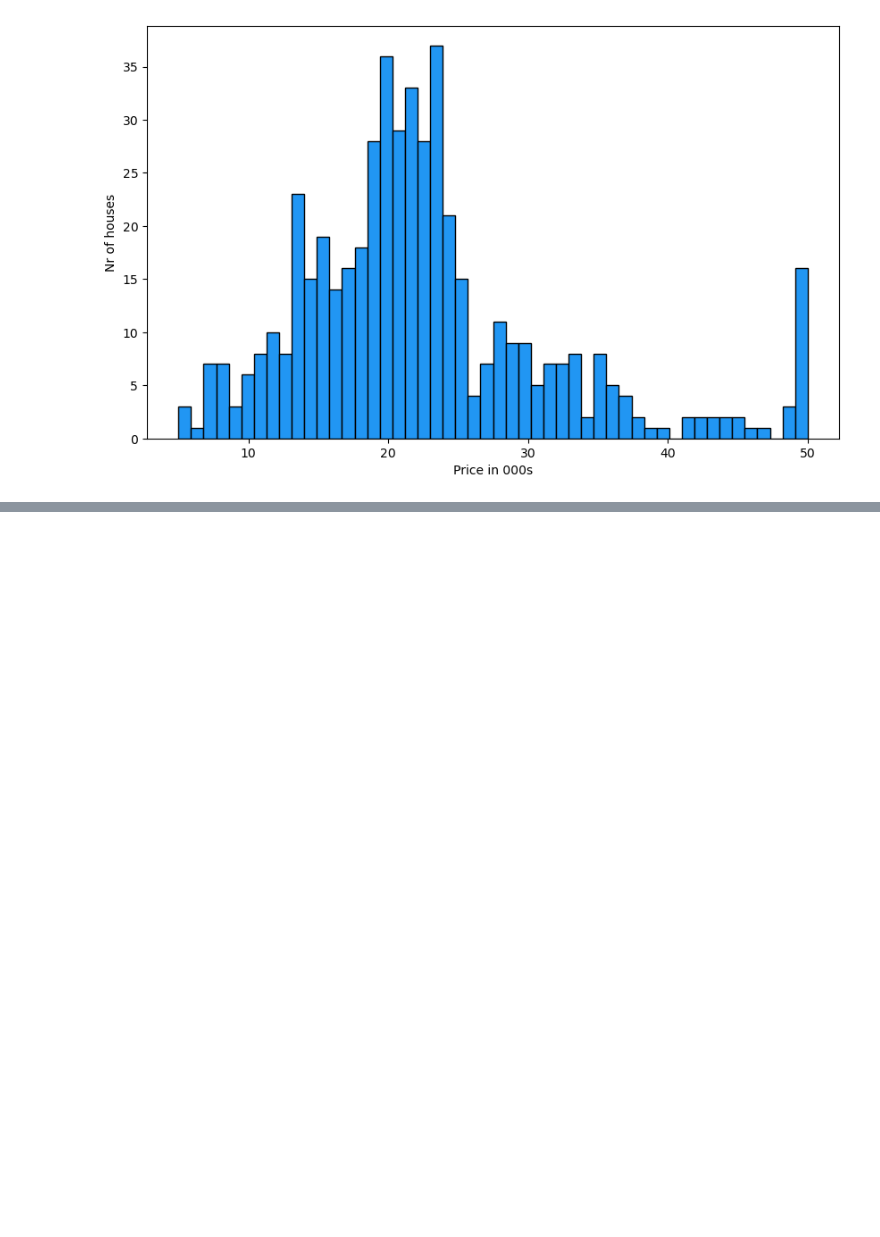
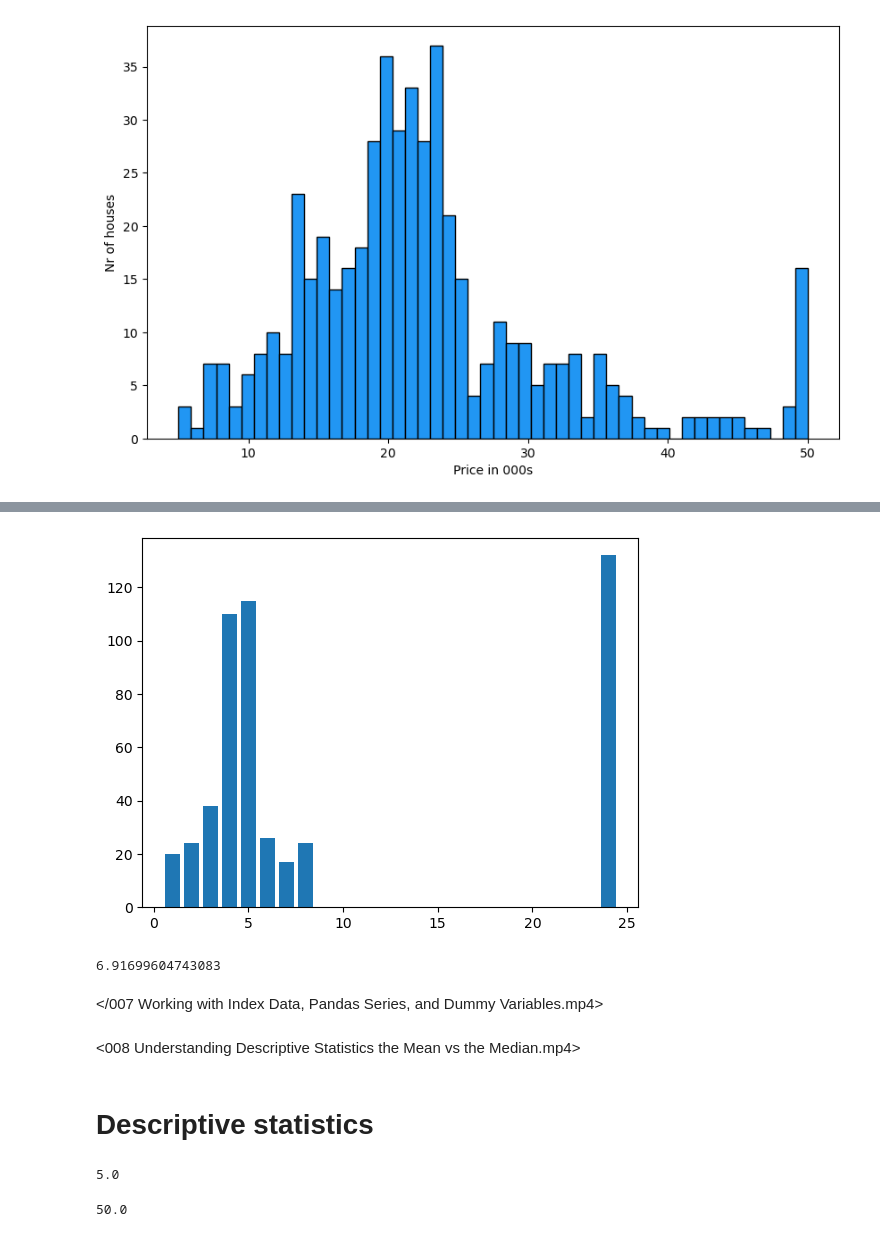
Before and after one commit to kucheriavii/data_sciense_ukr, a Jupyter notebook: boston_home_price/multivariate_regression.ipynb, the cells around one changed output, grey strips where cells are left out. Drawn from its saved outputs; the diff is of its cells as text; code cells hidden in the pictures; blank space fills up the shorter version.

```diff
--- a/boston_home_price/multivariate_regression.ipynb
+++ b/boston_home_price/multivariate_regression.ipynb
@@ -133,0 +162,28 @@ boston_dataset['rm'].me
+# %%
+frequency = boston_dataset['rad'].value_counts()
+#type(frequency)
+#frequency.index
+#frequency.axes[0]
+plt.bar(frequency.index, height=frequency)
+plt.show()
+# %% [output]
+[figure, added]
+# %%
+len(boston_dataset[boston_dataset['chas']==1])/len(boston_dataset)*100
+# %% [output]
+6.91699604743083
+# %% [markdown]
+</007 Working with Index Data, Pandas Series, and Dummy Variables.mp4>
+# %% [markdown]
+
+<008 Understanding Descriptive Statistics the Mean vs the Median.mp4>
+# %% [markdown]
+# Descriptive statistics
+# %%
+boston_dataset['price'].min()
+# %% [output]
+5.0
+# %%
+boston_dataset['price'].max()
+# %% [output]
+50.0
```
Also changed, not shown: parts of 16 cells of this notebook.
